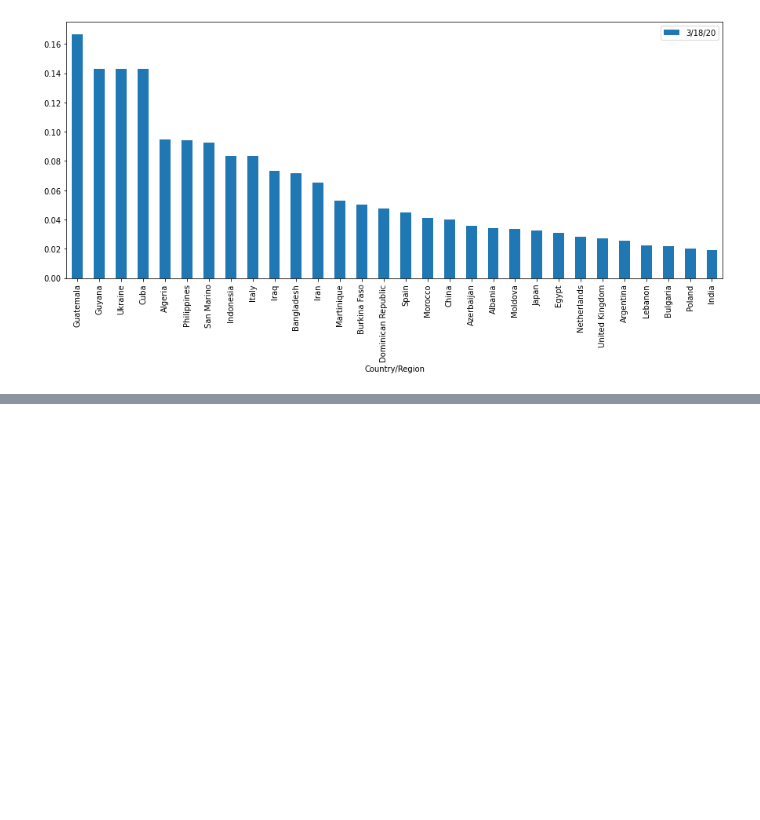
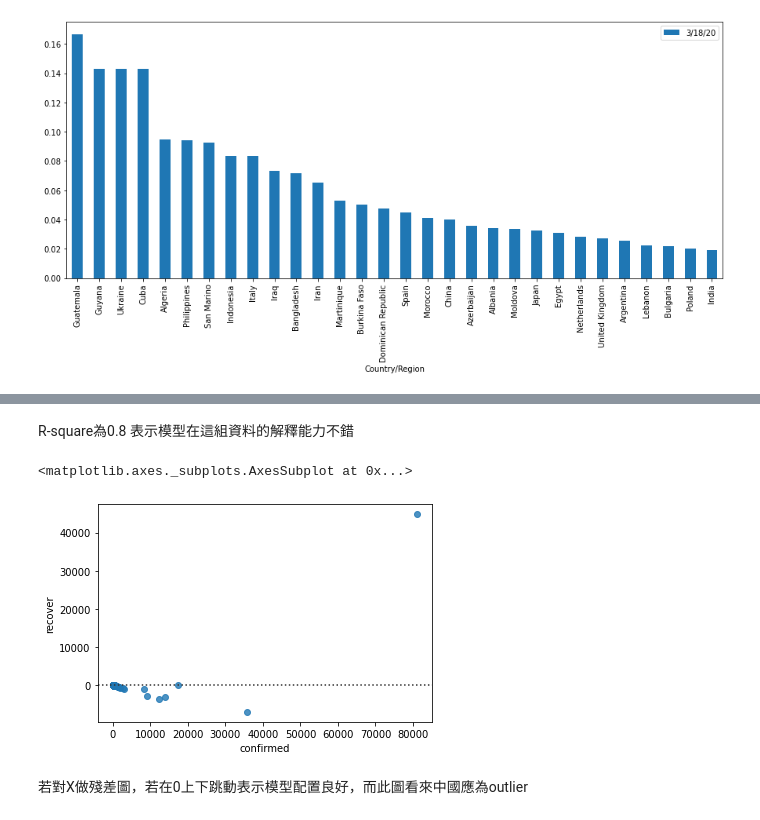
Before and after one commit to nathan-tw/COVID_mining, a Jupyter notebook: wuhan coronavirus.ipynb, the cells around one changed output, grey strips where cells are left out. Saved outputs shown, nothing was run; the diff lists cells and outputs as text; code cells hidden in the pictures; blank space fills up the shorter version.

```diff
--- a/wuhan coronavirus.ipynb
+++ b/wuhan coronavirus.ipynb
@@ -179,0 +196,9 @@ TypeError: ignored
+# %% [markdown]
+R-square為0.8 表示模型在這組資料的解釋能力不錯
+# %%
+seaborn.residplot(x="confirmed", y="recover", data=conf_rec, robust=True)
+# %% [output]
+<matplotlib.axes._subplots.AxesSubplot at 0x...>
+[figure, added]
+# %% [markdown]
+若對X做殘差圖，若在0上下跳動表示模型配置良好，而此圖看來中國應為outlier
```
Also changed, not shown: parts of 13 cells of this notebook.
